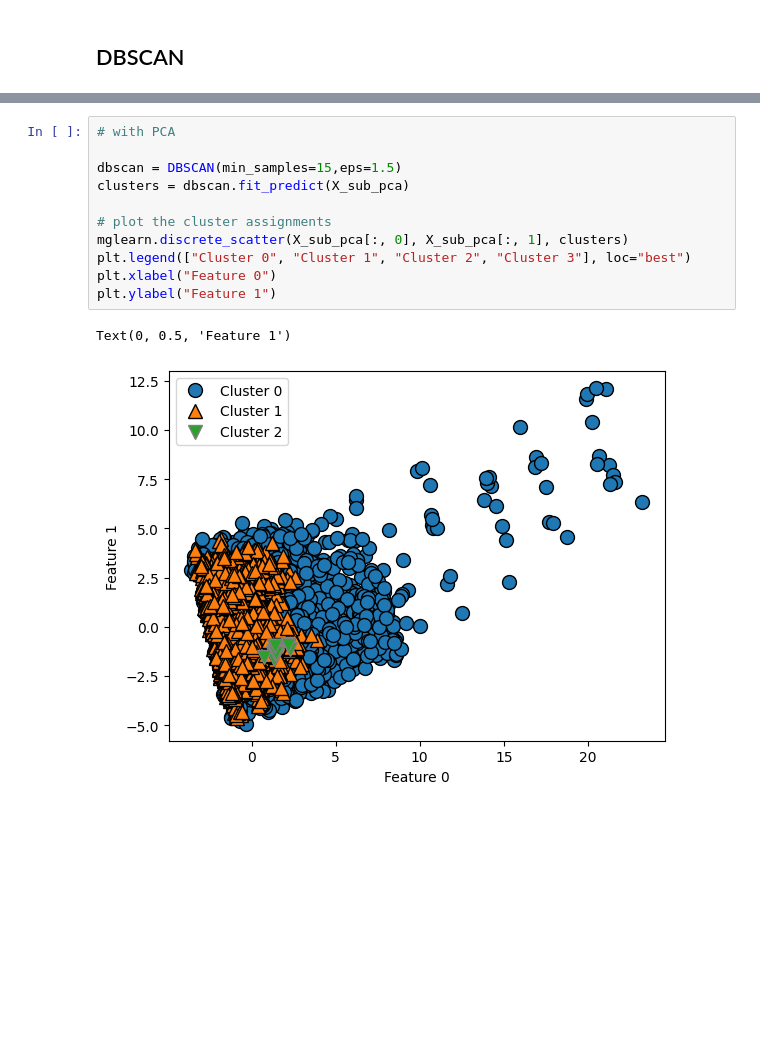
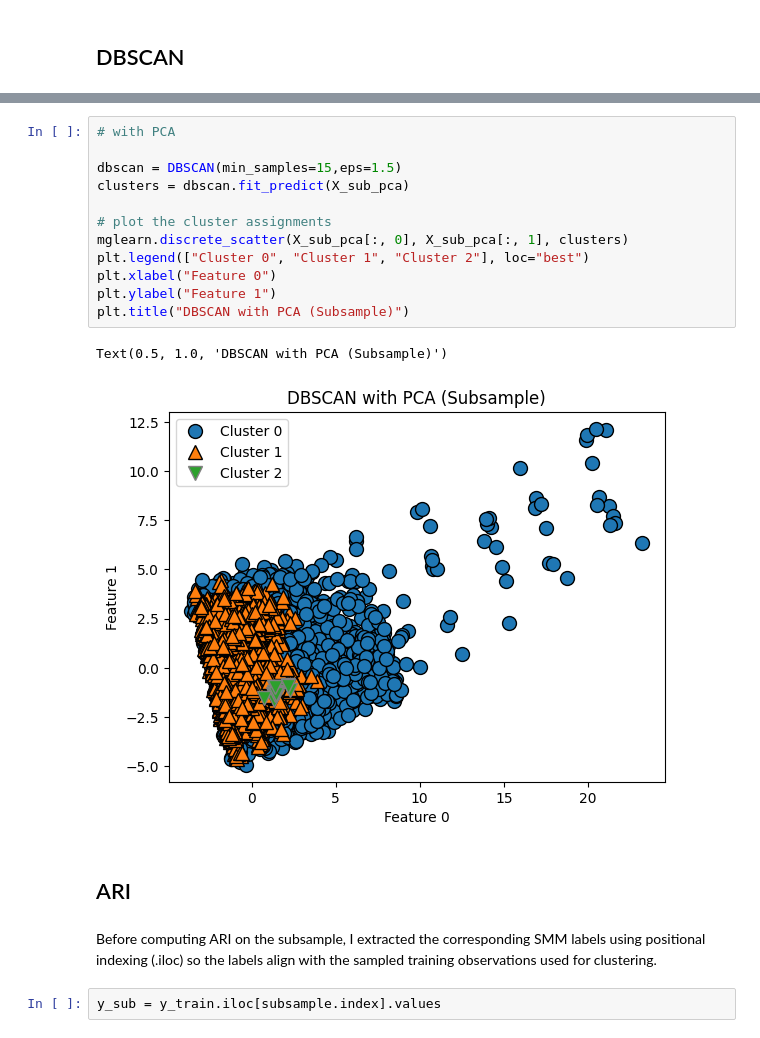
Before and after one commit to stephaniediamond3/DATA71200, a Jupyter notebook: Project_3.ipynb, the cells around one changed output, grey strips where cells are left out. Saved outputs shown, nothing was run; the diff lists cells and outputs as text; blank space fills up the shorter version.

```diff
--- a/Project_3.ipynb
+++ b/Project_3.ipynb
@@ -374,14 +410,21 @@ Text(0, 0.5, 'Feature 1')
 # %%
 # with PCA
 
 dbscan = DBSCAN(min_samples=15,eps=1.5)
 clusters = dbscan.fit_predict(X_sub_pca)
 
 # plot the cluster assignments
 mglearn.discrete_scatter(X_sub_pca[:, 0], X_sub_pca[:, 1], clusters)
-plt.legend(["Cluster 0", "Cluster 1", "Cluster 2", "Cluster 3"], loc="best")
+plt.legend(["Cluster 0", "Cluster 1", "Cluster 2"], loc="best")
 plt.xlabel("Feature 0")
 plt.ylabel("Feature 1")
+plt.title("DBSCAN with PCA (Subsample)")
 # %% [output]
-Text(0, 0.5, 'Feature 1')
+Text(0.5, 1.0, 'DBSCAN with PCA (Subsample)')
-[figure, old version]
+[figure, new version]
+# %% [markdown]
+## ARI
+# %% [markdown]
+Before computing ARI on the subsample, I extracted the corresponding SMM labels using positional indexing (.iloc) so the labels align with the sampled training observations used for clustering.
+# %%
+y_sub = y_train.iloc[subsample.index].values
```
Also changed, not shown: parts of 17 cells of this notebook.
